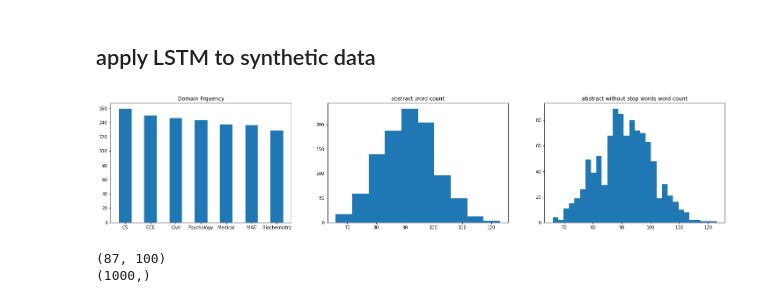
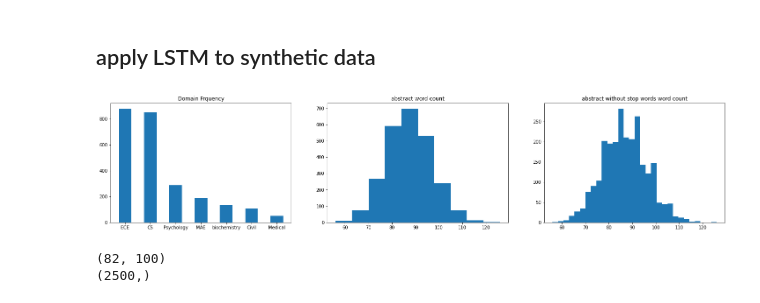
Before and after one commit to clarissaache/DocumentClassifier, a Jupyter notebook: lstmClassifier.ipynb, the cells around one changed output. Saved outputs shown, nothing was run; the diff lists cells and outputs as text; code cells hidden in the pictures.

```diff
--- a/lstmClassifier.ipynb
+++ b/lstmClassifier.ipynb
@@ -327,21 +364,21 @@ np.shape(Y_test)
 # %%
 # load and vectorize synthetic data with glove
 mock_data = pd.read_csv("mockdata.csv", engine='python')
 topic2num = {"CS": 0, "Civil":1, "MAE":2, "ECE":3, "Psychology":4, "Biochemistry":5,"Medical":6}
 mock_data['Domain_No'] = mock_data.Domain.map(topic2num)
 mock_data.head()
 
 abstract_lemmatized, df= tokenize_prepare(mock_data)
-n_document = 1000
+n_document = 2500
 n_topics = 7
 mockX = applyGlove_corpus(abstract_lemmatized,n_document,n_topics)
 # split into training and testing data
 mockY = np.array(df_paper.Domain_No[:n_document])
-mockX_train, mockX_test, mockY_train, mockY_test = train_test_split(mockX, mockY,test_size=0.25,)
+mockX_train, mockX_test, mockY_train, mockY_test = train_test_split(mockX, mockY,test_size=0.2)
 print(np.shape(mockY))
 # %% [output]
-[figure, old version]
+[figure, new version]
-(87, 100)
-(1000,)
+(82, 100)
+(2500,)
 # %%
 mockdata_net = myBi_LSTM(embedding_dim=embedding_dim,hidden_dim=50,output_dim=n_topics)
```
Also changed, not shown: parts of 8 cells of this notebook.
